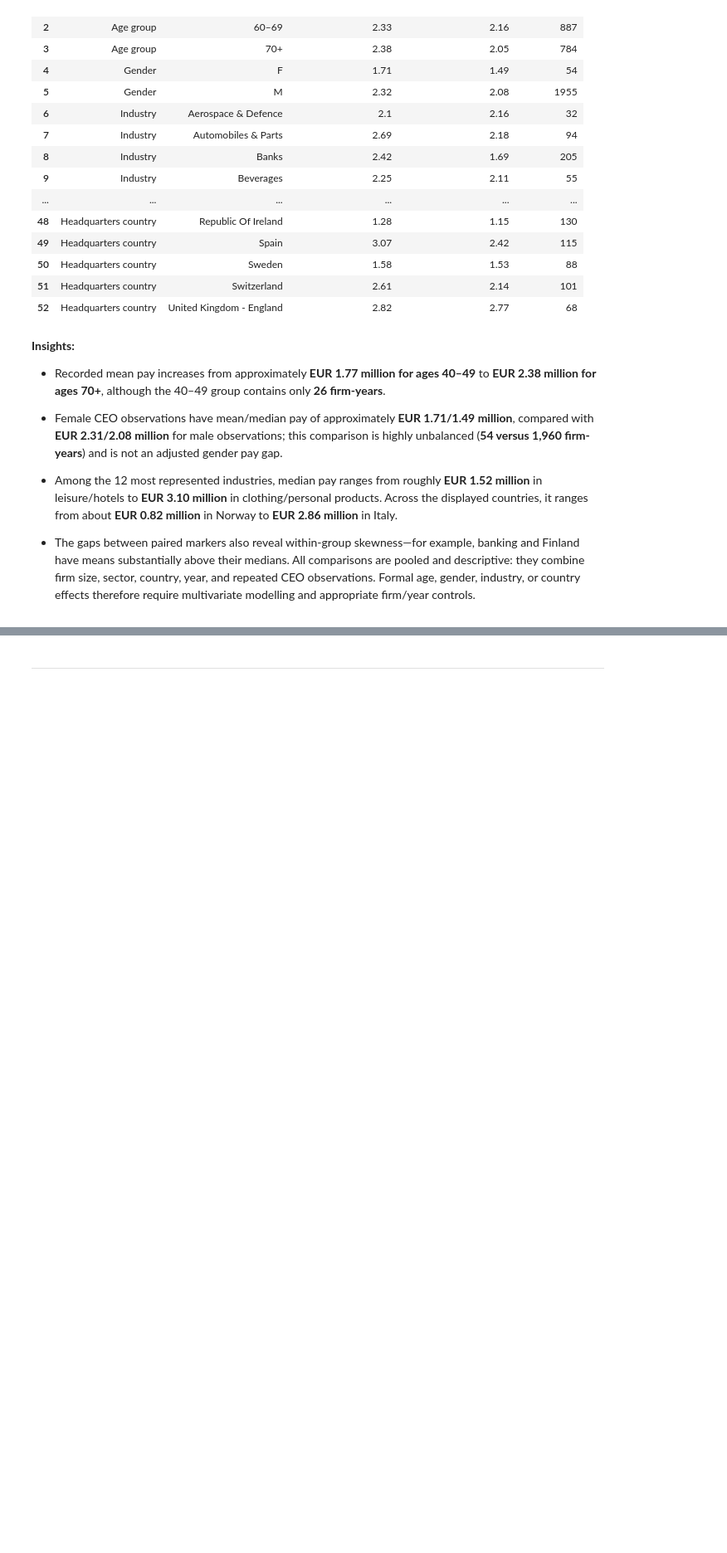
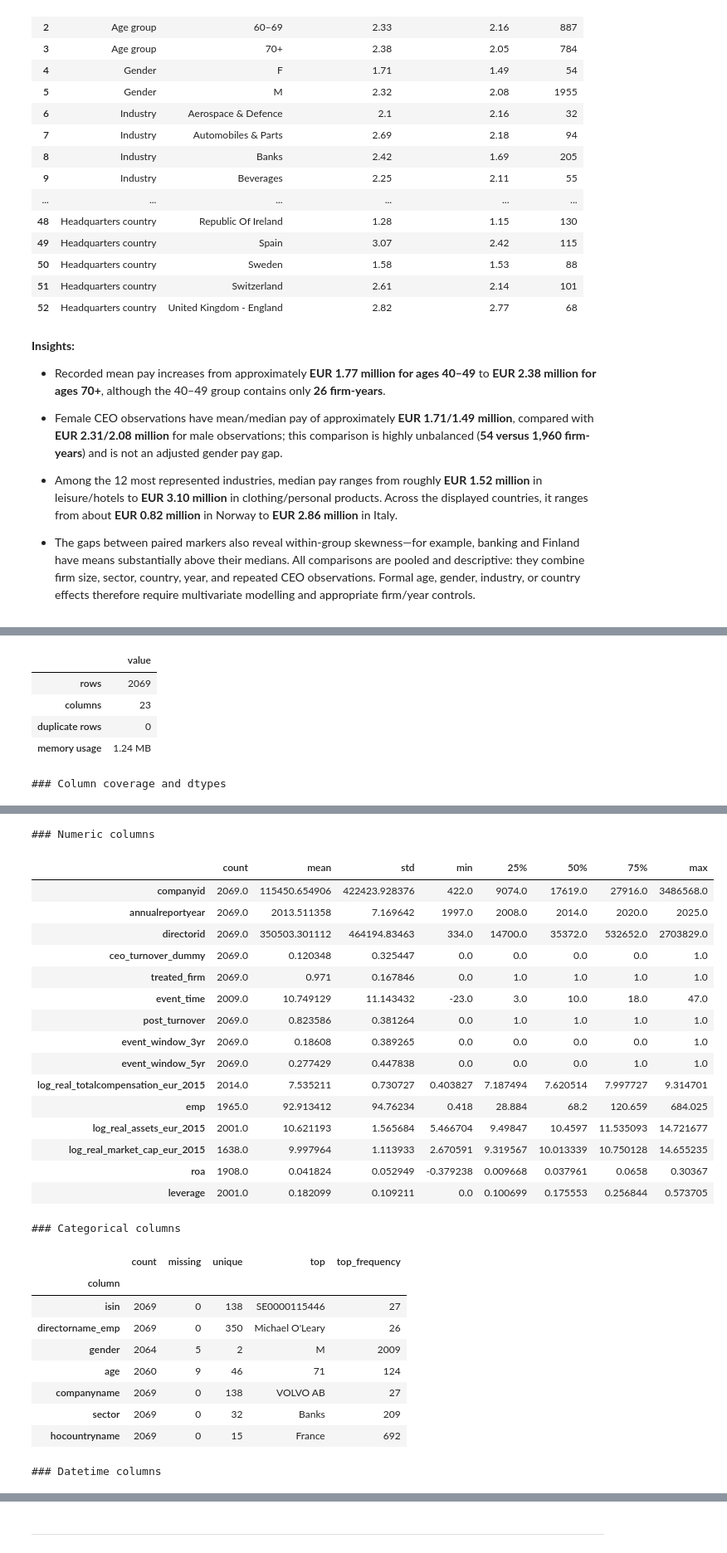
Before and after one commit to rizkyakbar-tud/DAI, a Jupyter notebook: mission/proposals_st26/mission_proposal_Akbar-Zduńczyk_progress.ipynb, the cells around one changed output, grey strips where cells are left out. Shown at 83% size. Saved outputs shown, nothing was run; the diff lists cells and outputs as text; code cells hidden in the pictures; blank space fills up the shorter version.

```diff
--- a/mission/proposals_st26/mission_proposal_Akbar-Zduńczyk_progress.ipynb
+++ b/mission/proposals_st26/mission_proposal_Akbar-Zduńczyk_progress.ipynb
@@ -3186,0 +3418,43 @@ display(
+# %%
+df_final_eur = df_panel_final[
+    [
+        # Panel identifiers
+        "companyid",
+        "isin",
+        "annualreportyear",
+        "annualreportdate",
+
+        # Individual demographics
+        "directorid",
+        "directorname_emp",
+        "gender",
+        "age",
+
+        # CEO turnover / event-study variables
+        "ceo_turnover_dummy",
+        "treated_firm",
+        "event_time",
+        "post_turnover",
+        "event_window_3yr",
+        "event_window_5yr",
+
+        # CEO compensation outcome
+        "log_real_totalcompensation_eur_2015",
+
+        # Company information
+        "companyname",
+        "sector",
+        "hocountryname",
+        "emp",
+
+        # Firm size
+        "log_real_assets_eur_2015",
+
+        # Company performance controls
+        "roa",
+        "log_real_market_cap_eur_2015",
+        "leverage",
+    ]
+].copy()
+
+df_final_eur
@@ -3186,0 +3475,3 @@ display(
+# %%
+summarize_dataframe(df_final_eur)
+# %% [output]
@@ -3186,0 +3479,6 @@ display(
+|  | value |
+| rows | 2069 |
+| columns | 23 |
+| duplicate rows | 0 |
+| memory usage | 1.24 MB |
+### Column coverage and dtypes
@@ -3186,0 +3502,28 @@ display(
+### Numeric columns
+|  | count | mean | std | min | 25% | 50% | 75% | max |
+| companyid | 2069.0 | 115450.654906 | 422423.928376 | 422.0 | 9074.0 | 17619.0 | 27916.0 | 3486568.0 |
+| annualreportyear | 2069.0 | 2013.511358 | 7.169642 | 1997.0 | 2008.0 | 2014.0 | 2020.0 | 2025.0 |
+| directorid | 2069.0 | 350503.301112 | 464194.83463 | 334.0 | 14700.0 | 35372.0 | 532652.0 | 2703829.0 |
+| ceo_turnover_dummy | 2069.0 | 0.120348 | 0.325447 | 0.0 | 0.0 | 0.0 | 0.0 | 1.0 |
+| treated_firm | 2069.0 | 0.971 | 0.167846 | 0.0 | 1.0 | 1.0 | 1.0 | 1.0 |
+| event_time | 2009.0 | 10.749129 | 11.143432 | -23.0 | 3.0 | 10.0 | 18.0 | 47.0 |
+| post_turnover | 2069.0 | 0.823586 | 0.381264 | 0.0 | 1.0 | 1.0 | 1.0 | 1.0 |
+| event_window_3yr | 2069.0 | 0.18608 | 0.389265 | 0.0 | 0.0 | 0.0 | 0.0 | 1.0 |
+| event_window_5yr | 2069.0 | 0.277429 | 0.447838 | 0.0 | 0.0 | 0.0 | 1.0 | 1.0 |
+| log_real_totalcompensation_eur_2015 | 2014.0 | 7.535211 | 0.730727 | 0.403827 | 7.187494 | 7.620514 | 7.997727 | 9.314701 |
+| emp | 1965.0 | 92.913412 | 94.76234 | 0.418 | 28.884 | 68.2 | 120.659 | 684.025 |
+| log_real_assets_eur_2015 | 2001.0 | 10.621193 | 1.565684 | 5.466704 | 9.49847 | 10.4597 | 11.535093 | 14.721677 |
+| log_real_market_cap_eur_2015 | 1638.0 | 9.997964 | 1.113933 | 2.670591 | 9.319567 | 10.013339 | 10.750128 | 14.655235 |
+| roa | 1908.0 | 0.041824 | 0.052949 | -0.379238 | 0.009668 | 0.037961 | 0.0658 | 0.30367 |
+| leverage | 2001.0 | 0.182099 | 0.109211 | 0.0 | 0.100699 | 0.175553 | 0.256844 | 0.573705 |
+### Categorical columns
+|  | count | missing | unique | top | top_frequency |
+| column |  |  |  |  |  |
+| isin | 2069 | 0 | 138 | SE0000115446 | 27 |
+| directorname_emp | 2069 | 0 | 350 | Michael O'Leary | 26 |
+| gender | 2064 | 5 | 2 | M | 2009 |
+| age | 2060 | 9 | 46 | 71 | 124 |
+| companyname | 2069 | 0 | 138 | VOLVO AB | 27 |
+| sector | 2069 | 0 | 32 | Banks | 209 |
+| hocountryname | 2069 | 0 | 15 | France | 692 |
+### Datetime columns
```
Also changed, not shown: parts of 16 cells of this notebook.
